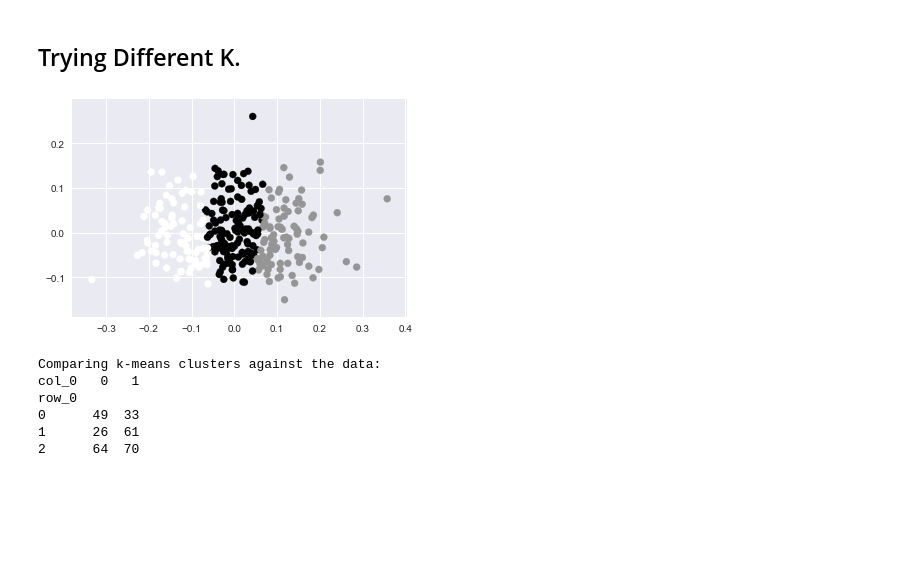
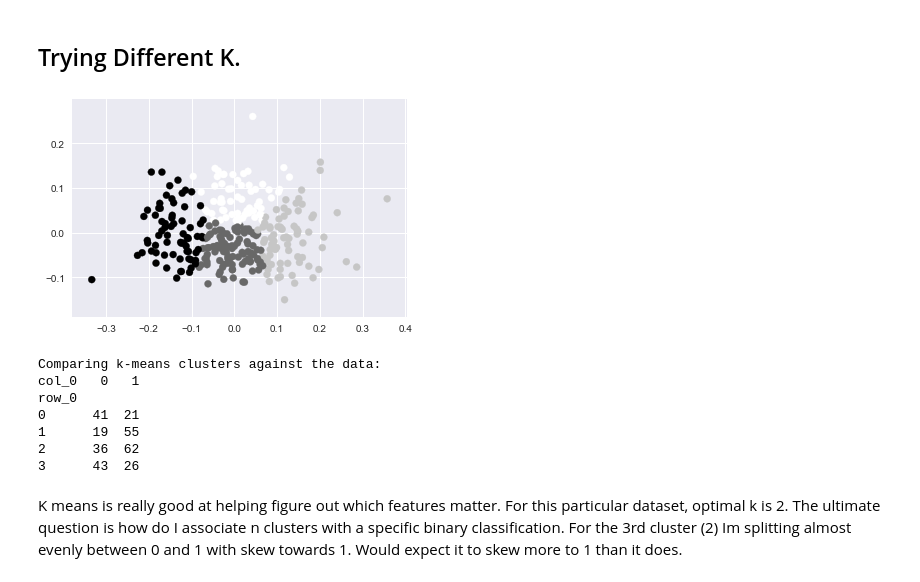
Before and after one commit to madderle/Data-Science-Bootcamp, a Jupyter notebook: Unit 4/More Clusters.ipynb, the cells around one changed output. Saved outputs shown, nothing was run; the diff lists cells and outputs as text; code cells hidden in the pictures; blank space fills up the shorter version.

```diff
--- a/Unit 4/More Clusters.ipynb
+++ b/Unit 4/More Clusters.ipynb
@@ -100,27 +118,30 @@ For n_clusters=10, The Silhouette Coefficient is 0.10056299167574577
 # %%
 ########### Trying k=3 ##############
 
 # Normalize the data.
 X_norm = normalize(X)
 
 # Reduce it to two components.
 X_pca = PCA(3).fit_transform(X_norm)
 
 # Calculate predicted values.
-y_pred = KMeans(n_clusters=3, random_state=42).fit_predict(X_pca)
+y_pred = KMeans(n_clusters=4, random_state=42).fit_predict(X_pca)
 
 # Plot the solution.
 plt.scatter(X_pca[:, 0], X_pca[:, 1], c=y_pred)
 plt.show()
 
 # Check the solution against the data.
 print('Comparing k-means clusters against the data:')
 print(pd.crosstab(y_pred, y))
 # %% [output]
-[figure, old version]
+[figure, new version]
 Comparing k-means clusters against the data:
 col_0   0   1
 row_0
-0      49  33
-1      26  61
-2      64  70
+0      41  21
+1      19  55
+2      36  62
+3      43  26
+# %% [markdown]
+K means is really good at helping figure out which features matter. For this particular dataset, optimal k is 2. The ultimate question is how do I associate n clusters with a specific binary classification. For the 3rd cluster (2) Im splitting almost evenly between 0 and 1 with skew towards 1. Would expect it to skew more to 1 than it does.
```
Also changed, not shown: parts of 4 cells of this notebook.
